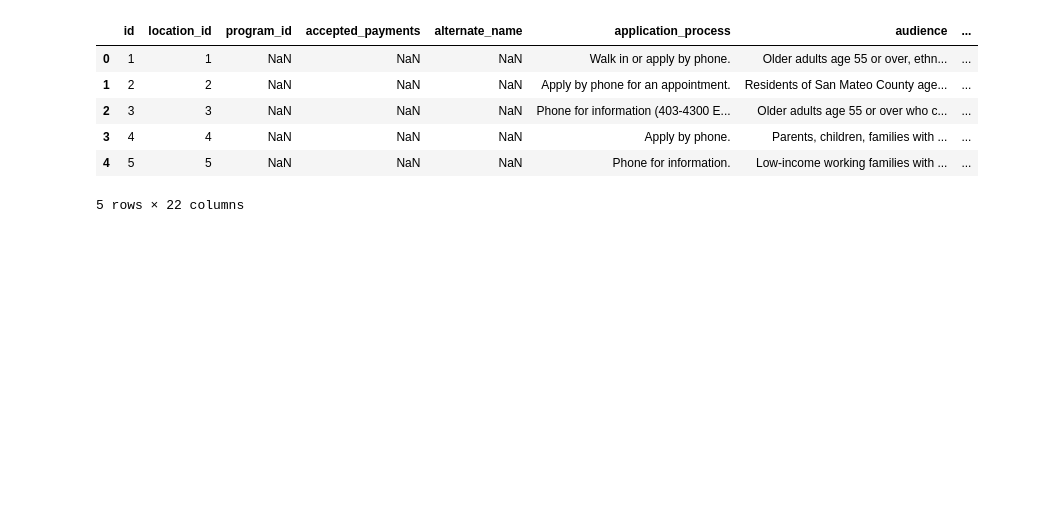
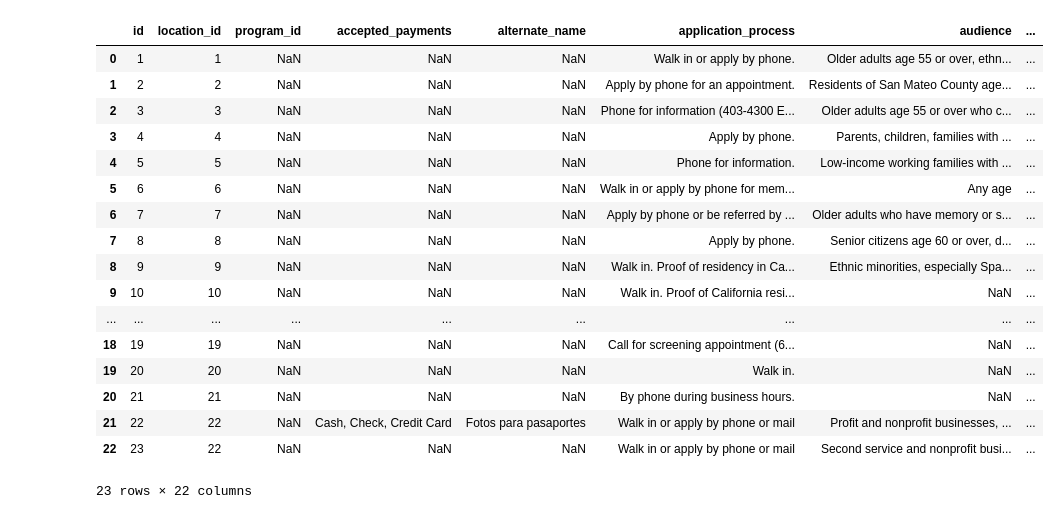
Before and after one commit to anu78600/Learning, a Jupyter notebook: 8.Pandas/pandas-basic.ipynb, the cells around one changed output. Drawn from its saved outputs; the diff is of its cells as text; code cells hidden in the pictures; blank space fills up the shorter version.

```diff
--- a/8.Pandas/pandas-basic.ipynb
+++ b/8.Pandas/pandas-basic.ipynb
@@ -5,10 +7,21 @@ df = pd.read_csv("services.csv")
 # %%
-df.head()
+df
 # %% [output]
 |  | id | location_id | program_id | accepted_payments | alternate_name | application_process | audience | ... |
 | 0 | 1 | 1 | NaN | NaN | NaN | Walk in or apply by phone. | Older adults age 55 or over, ethn... | ... |
 | 1 | 2 | 2 | NaN | NaN | NaN | Apply by phone for an appointment. | Residents of San Mateo County age... | ... |
 | 2 | 3 | 3 | NaN | NaN | NaN | Phone for information (403-4300 E... | Older adults age 55 or over who c... | ... |
 | 3 | 4 | 4 | NaN | NaN | NaN | Apply by phone. | Parents, children, families with ... | ... |
 | 4 | 5 | 5 | NaN | NaN | NaN | Phone for information. | Low-income working families with ... | ... |
+| 5 | 6 | 6 | NaN | NaN | NaN | Walk in or apply by phone for mem... | Any age | ... |
+| 6 | 7 | 7 | NaN | NaN | NaN | Apply by phone or be referred by ... | Older adults who have memory or s... | ... |
+| 7 | 8 | 8 | NaN | NaN | NaN | Apply by phone. | Senior citizens age 60 or over, d... | ... |
+| 8 | 9 | 9 | NaN | NaN | NaN | Walk in. Proof of residency in Ca... | Ethnic minorities, especially Spa... | ... |
+| 9 | 10 | 10 | NaN | NaN | NaN | Walk in. Proof of California resi... | NaN | ... |
+| ... | ... | ... | ... | ... | ... | ... | ... | ... |
+| 18 | 19 | 19 | NaN | NaN | NaN | Call for screening appointment (6... | NaN | ... |
+| 19 | 20 | 20 | NaN | NaN | NaN | Walk in. | NaN | ... |
+| 20 | 21 | 21 | NaN | NaN | NaN | By phone during business hours. | NaN | ... |
+| 21 | 22 | 22 | NaN | Cash, Check, Credit Card | Fotos para pasaportes | Walk in or apply by phone or mail | Profit and nonprofit businesses, ... | ... |
+| 22 | 23 | 22 | NaN | NaN | NaN | Walk in or apply by phone or mail | Second service and nonprofit busi... | ... |
-5 rows × 22 columns
+23 rows × 22 columns
```
Also changed, not shown: parts of 31 cells of this notebook, 1 other file.
